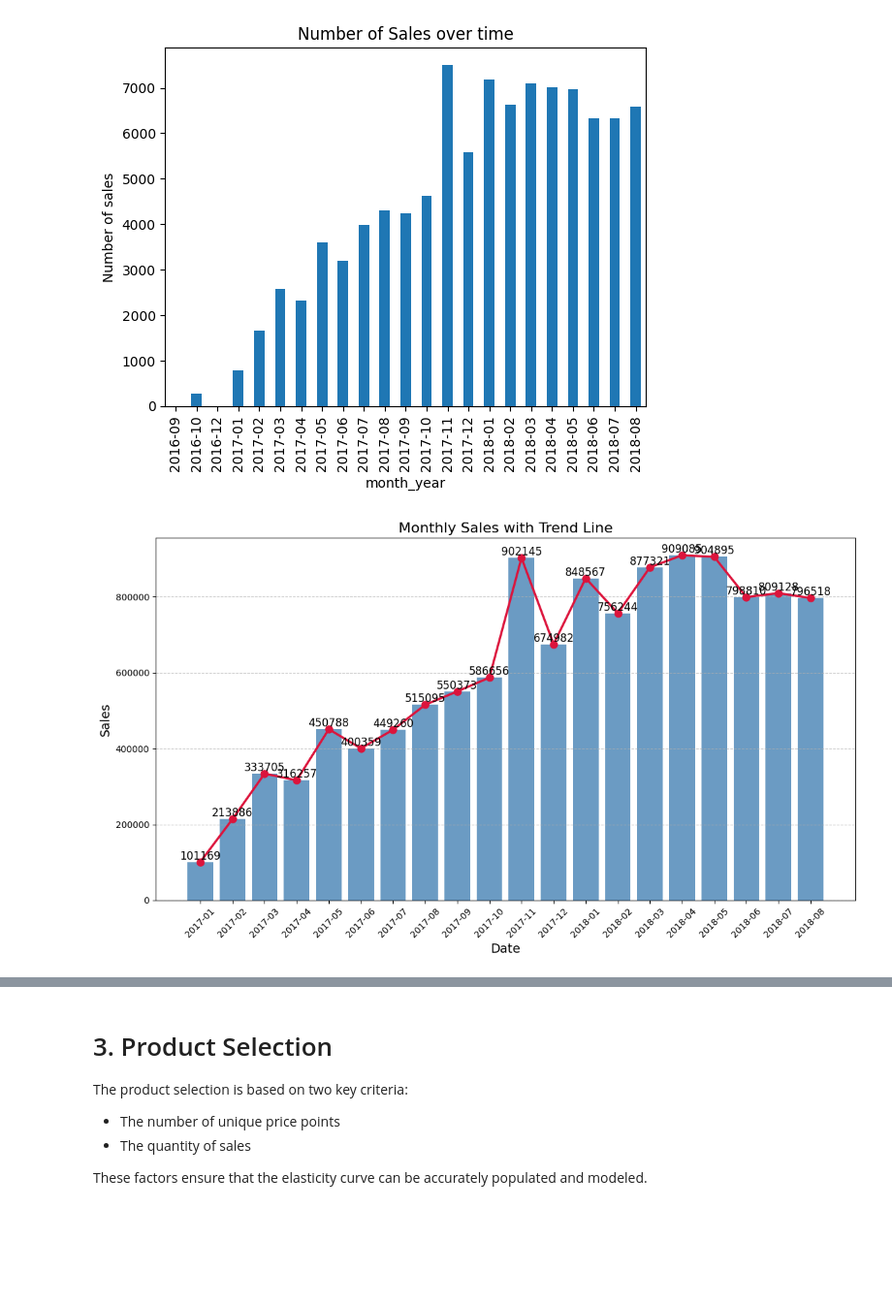
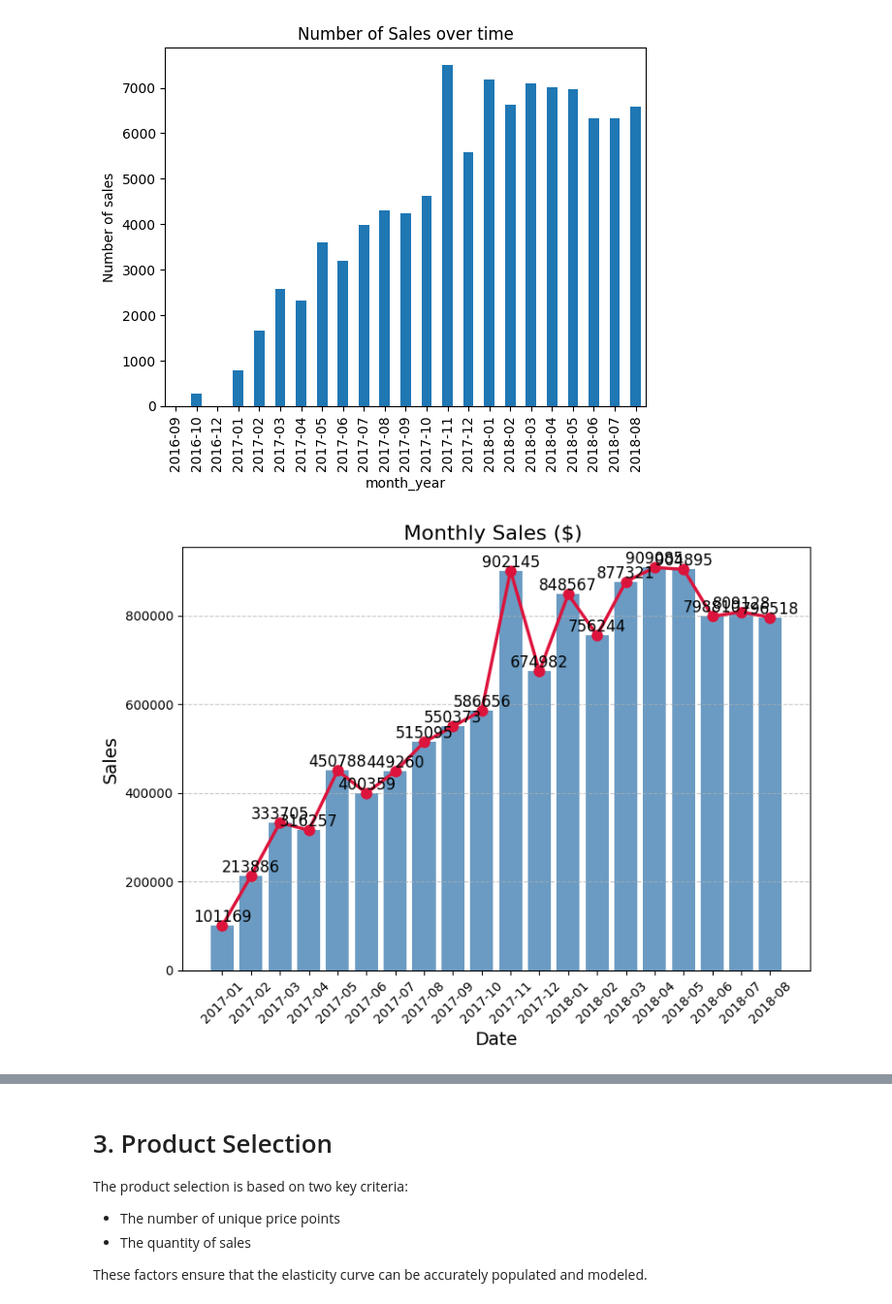
Before and after one commit to jkstapleton/price-optimisation, a Jupyter notebook: optimisation_ml.ipynb, the cells around one changed output, grey strips where cells are left out. Shown at 97% size. Drawn from its saved outputs; the diff is of its cells as text; code cells hidden in the pictures; blank space fills up the shorter version.

```diff
--- a/optimisation_ml.ipynb
+++ b/optimisation_ml.ipynb
@@ -132,33 +134,35 @@ order_i['DATE']=order_i['order_purchase_timestamp'].dt.date
 # %%
 rev_count=order_i.groupby(['MONTH_YEAR'])['price'].agg('sum').reset_index()
 rev_count=rev_count.rename(columns={'price':'REVENUE'})
 
 # Create the bar plot
-plt.figure(figsize=(12, 7))
+plt.figure(figsize=(8, 6))
 bars = plt.bar(rev_count['MONTH_YEAR'], rev_count['REVENUE'], color='steelblue', alpha=0.8)
 
-plt.title('Monthly Sales with Trend Line', fontsize=16)
+plt.title('Monthly Sales ($) ', fontsize=16)
 plt.xlabel('Date', fontsize=14)
 plt.ylabel('Sales', fontsize=14)
 
 # Rotate x-axis tick labels
 plt.xticks(rotation=45)
 
 # Add a trendline connecting the tops of the bars
 plt.plot(rev_count['MONTH_YEAR'], rev_count['REVENUE'], 'ro-', linewidth=2.5, markersize=8, color='crimson')
 
 # Add data labels on top of each bar
 for bar in bars:
     height = bar.get_height()
     plt.text(bar.get_x() + bar.get_width()/2., height + 1,
              f'{height:.0f}',
              ha='center', va='bottom', fontsize=12)
 
 plt.grid(axis='y', linestyle='--', alpha=0.7)
 plt.tight_layout()
+
+plt.savefig('./Graphs/Monthly_sales.png')
 plt.show()
 # %% [output]
-[figure, old version]
+[figure, new version]
 # %%
 # Revenue by Category
 revenue_by_category=order_i.groupby(['product_category_name'])['price'].agg('sum').sort_values()
```
Also changed, not shown: parts of 3 cells of this notebook, 14 other files.
